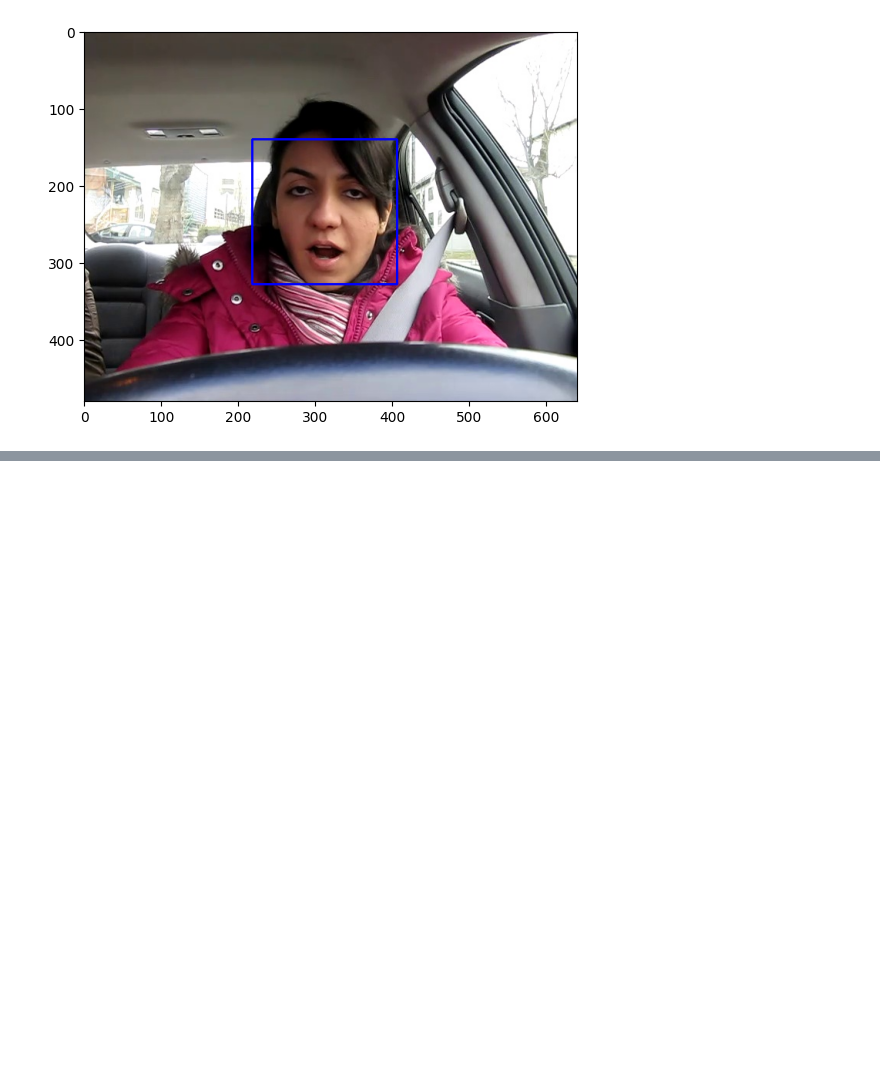
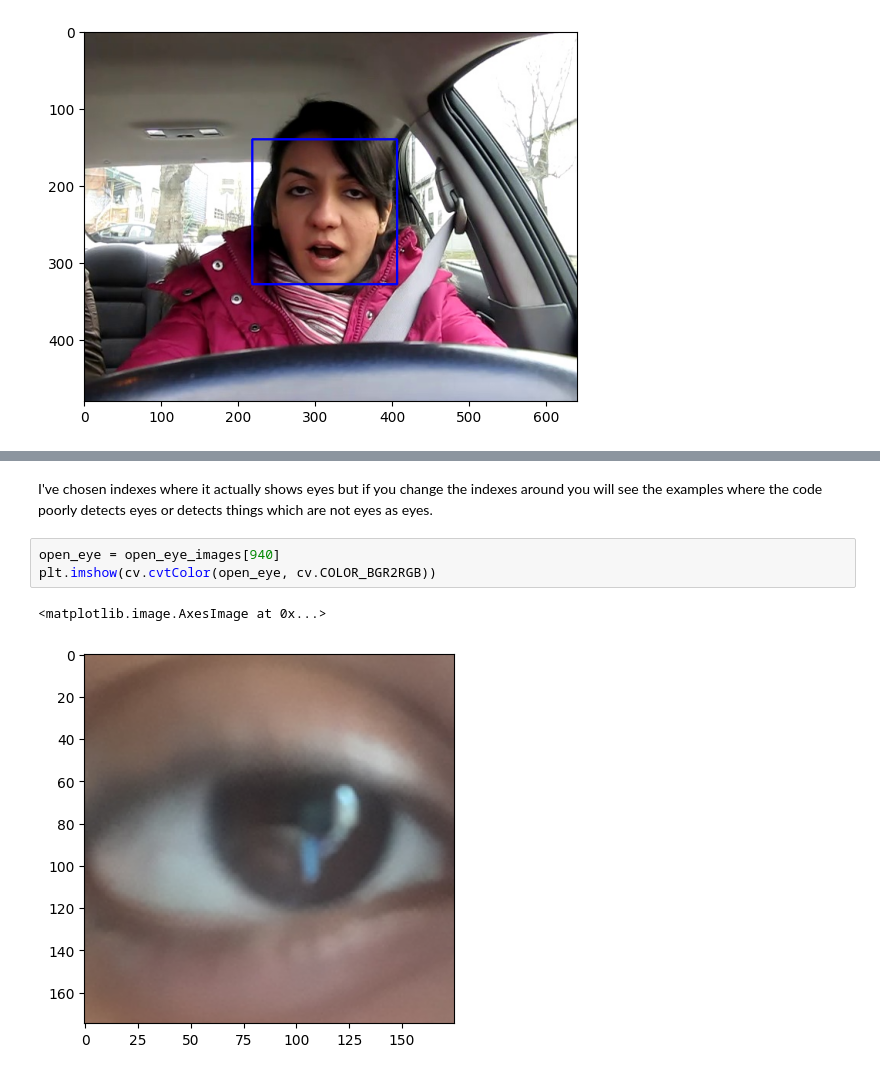
Before and after one commit to rasooly-dev/drowsiness-detection, a Jupyter notebook: main.ipynb, the cells around one changed output, grey strips where cells are left out. Saved outputs shown, nothing was run; the diff lists cells and outputs as text; blank space fills up the shorter version.

```diff
--- a/main.ipynb
+++ b/main.ipynb
@@ -84,0 +171,8 @@ plt.imshow(cv.cvtColor(face, cv.COLOR_BGR2RGB))
+# %% [markdown]
+I've chosen indexes where it actually shows eyes but if you change the indexes around you will see the examples where the code poorly detects eyes or detects things which are not eyes as eyes.
+# %%
+open_eye = open_eye_images[940]
+plt.imshow(cv.cvtColor(open_eye, cv.COLOR_BGR2RGB))
+# %% [output]
+<matplotlib.image.AxesImage at 0x...>
+[figure, added]
```
Also changed, not shown: parts of 20 cells of this notebook, 1 other file.
